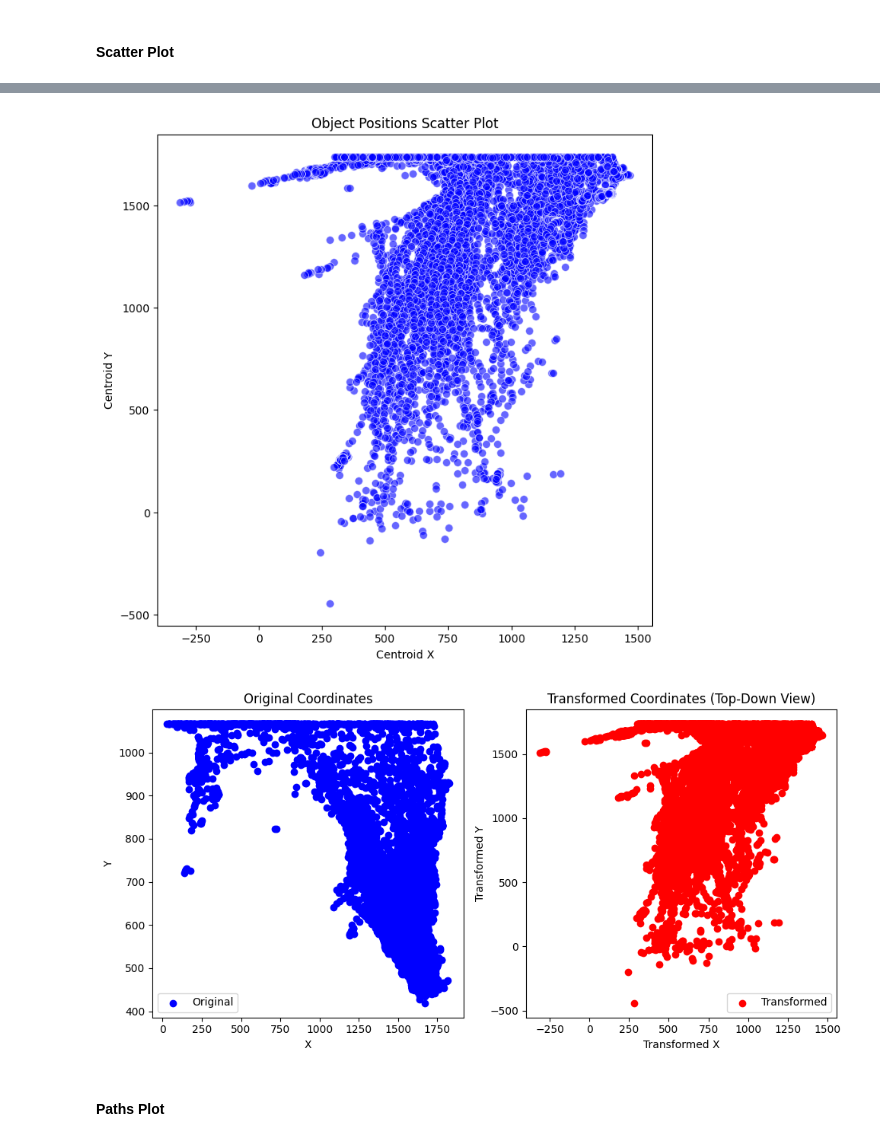
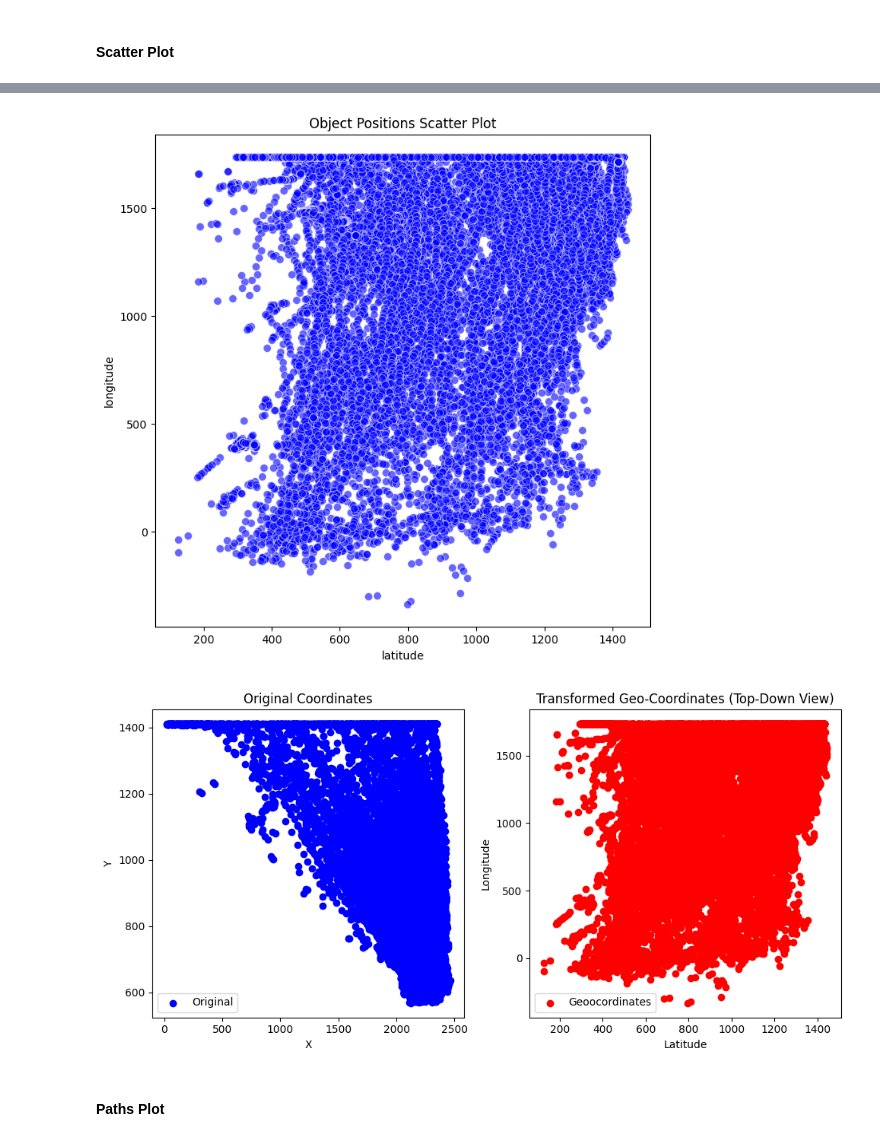
Before and after one commit to wendycao411/Pedestrian_Tracking, a Jupyter notebook: Pedestrian_Tracking.ipynb, the cells around one changed output, grey strips where cells are left out. Saved outputs shown, nothing was run; the diff lists cells and outputs as text; code cells hidden in the pictures.

```diff
--- a/Pedestrian_Tracking.ipynb
+++ b/Pedestrian_Tracking.ipynb
@@ -163,5 +163,5 @@ saved to /content/2023-08-04_timelapsed5.mp4
 # %%
-video_path = "/content/2023-08-04_timelapsed5.mp4"
+video_path = "/content/2023-06-05_timelapsed5.mp4"
 file_name = os.path.splitext(os.path.basename(video_path))[0]
 
 print(video_path)
@@ -1022,30 +1024,30 @@ Filtered transformed data saved to /content/output/2023-07-02_5fps/filtered_tran
 # %%
 import seaborn as sns
 
 # Load the CSV data into a DataFrame
 data = pd.read_csv(filtered_transformed_output_file)  # Ensure your file name is correct
 
 # Create a scatter plot of object positions
 fig, ax = plt.subplots(figsize=(8, 8))
 sns.scatterplot(
-    x='transformed_x',
-    y='transformed_y',
+    x='latitude',
+    y='longitude',
     data=data,
     s=50,  # Adjust the size of the dots
     alpha=0.6,  # Adjust the transparency of the dots
     color='blue',
     ax=ax
 )
 ax.set_title('Object Positions Scatter Plot')
-ax.set_xlabel('Centroid X')
-ax.set_ylabel('Centroid Y')
+ax.set_xlabel('latitude')
+ax.set_ylabel('longitude')
 
 # Save the current plot to the PDF
 pdf.savefig(fig)
 plt.show()
 plt.close(fig)
 # %% [output]
-[figure, old version]
+[figure, new version]
 # %%
 import matplotlib.pyplot as plt
 
@@ -1060,10 +1062,10 @@ plt.legend()
 
 # Plot the transformed coordinates
 plt.subplot(1, 2, 2)
-plt.scatter(data['transformed_x'], data['transformed_y'], c='red', label='Transformed')
-plt.title('Transformed Coordinates (Top-Down View)')
-plt.xlabel('Transformed X')
-plt.ylabel('Transformed Y')
+plt.scatter(data['latitude'], data['longitude'], c='red', label='Geoocordinates')
+plt.title('Transformed Geo-Coordinates (Top-Down View)')
+plt.xlabel('Latitude')
+plt.ylabel('Longitude')
 plt.legend()
 
 plt.tight_layout()
@@ -1071,7 +1073,7 @@ pdf.savefig(fig)
 plt.show()
 plt.close(fig)
 # %% [output]
-[figure, old version]
+[figure, new version]
 # %% [markdown]
 #### Paths Plot
 # %%
```
Also changed, not shown: parts of 21 cells of this notebook.
